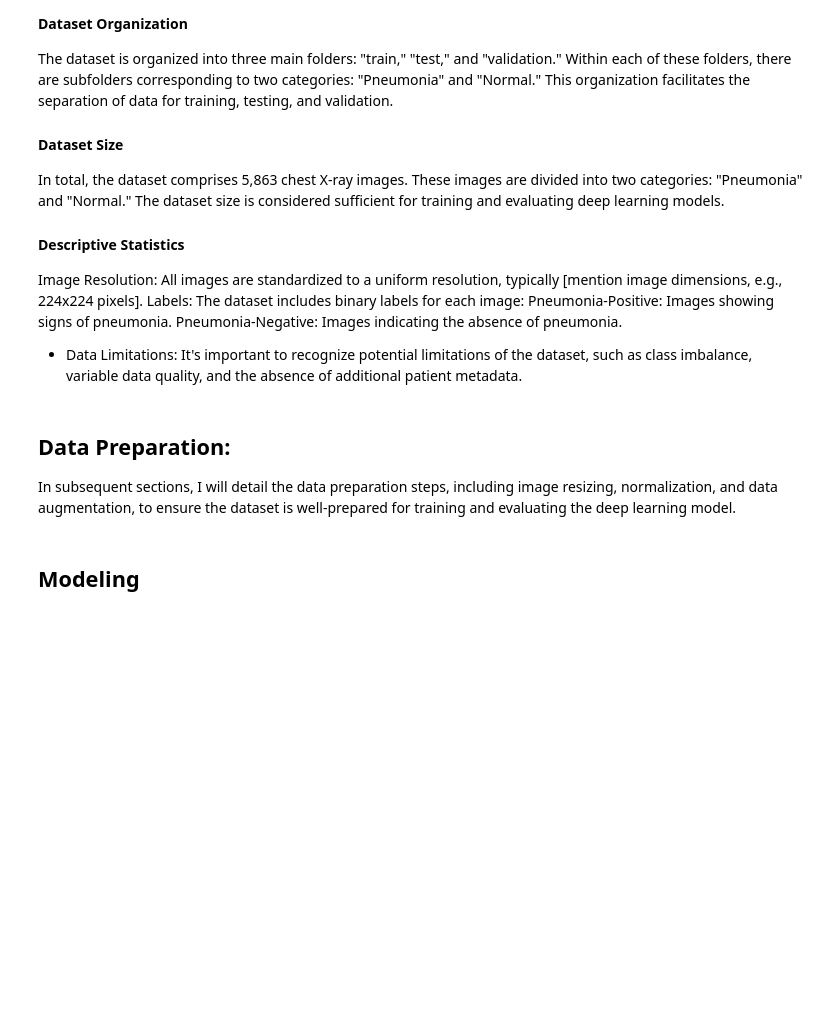
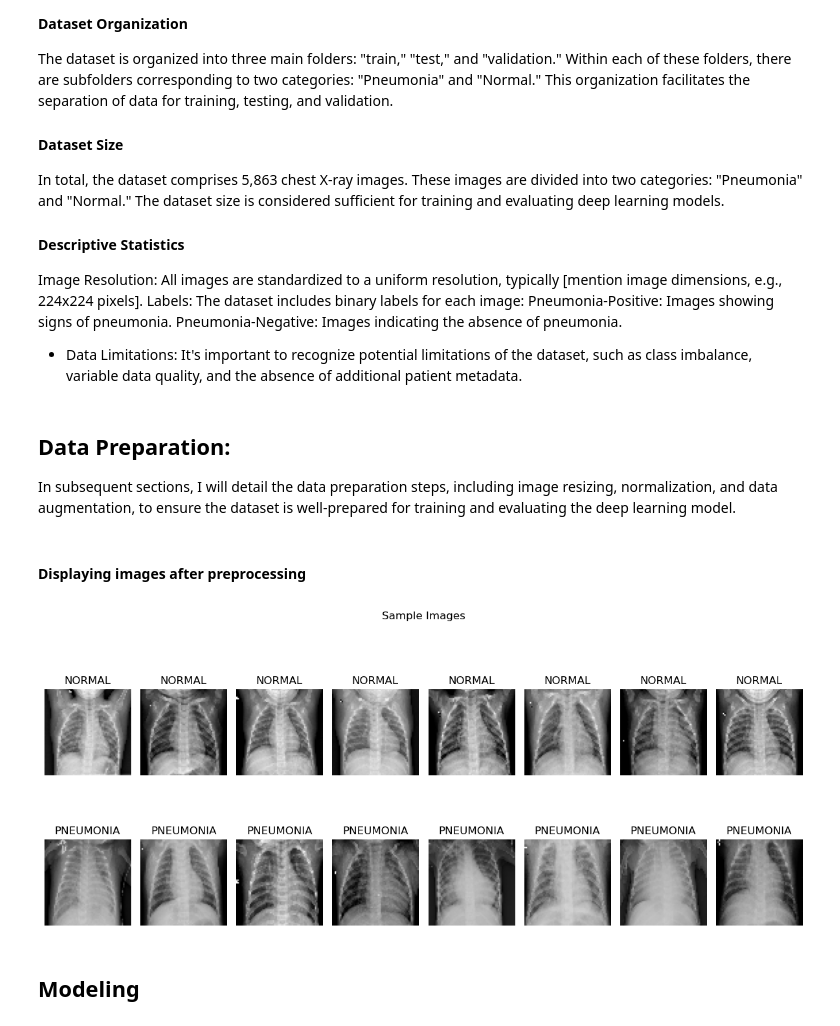
Before and after one commit to Ivan3864/Pneumonia-Detection, a Jupyter notebook: notebook.ipynb, the cells around one changed output. Cells and saved outputs as stored; diff of their text form; code cells hidden in the pictures; blank space fills up the shorter version.

```diff
--- a/notebook.ipynb
+++ b/notebook.ipynb
@@ -166,6 +166,34 @@ test_pneumonia_images, test_pneumonia_labels = load_and_preprocess_images(
 
 x_test = np.concatenate([test_normal_images, test_pneumonia_images], axis=0)
 y_test = np.concatenate([test_normal_labels, test_pneumonia_labels], axis=0)
+# %% [markdown]
+#### Displaying images after preprocessing
+# %%
+
+# Define the number of sample images to display
+num_samples = 8
+
+# Display NORMAL images
+plt.figure(figsize=(12, 6))
+plt.suptitle("Sample Images")
+
+for i in range(num_samples):
+    plt.subplot(2, num_samples, i + 1)
+    plt.imshow(train_normal_images[i])
+    plt.title("NORMAL")
+    plt.axis('off')
+
+# Display PNEUMONIA images
+for i in range(num_samples):
+    plt.subplot(2, num_samples, num_samples + i + 1)
+    plt.imshow(train_pneumonia_images[i])
+    plt.title("PNEUMONIA")
+    plt.axis('off')
+
+plt.tight_layout()
+plt.show()
+# %% [output]
+[figure, added]
 # %% [markdown]
 ## Modeling
 # %%
```
Also changed, not shown: parts of 7 cells of this notebook.
